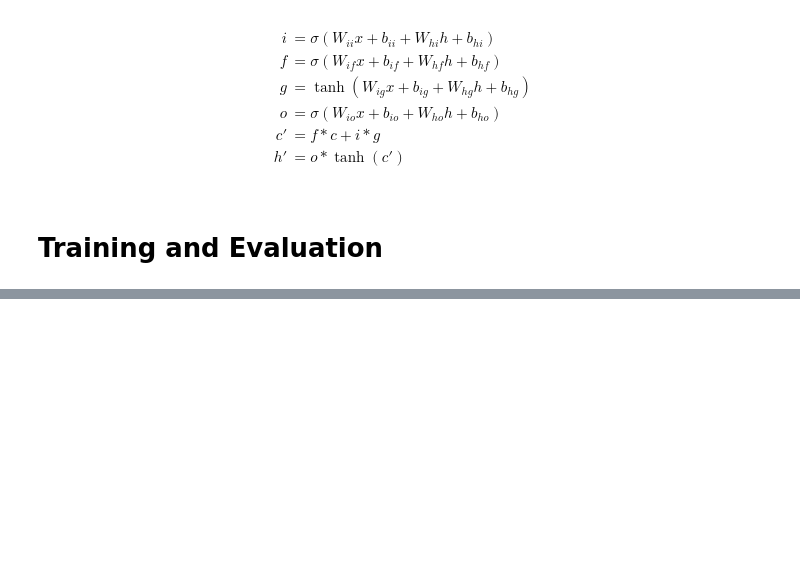
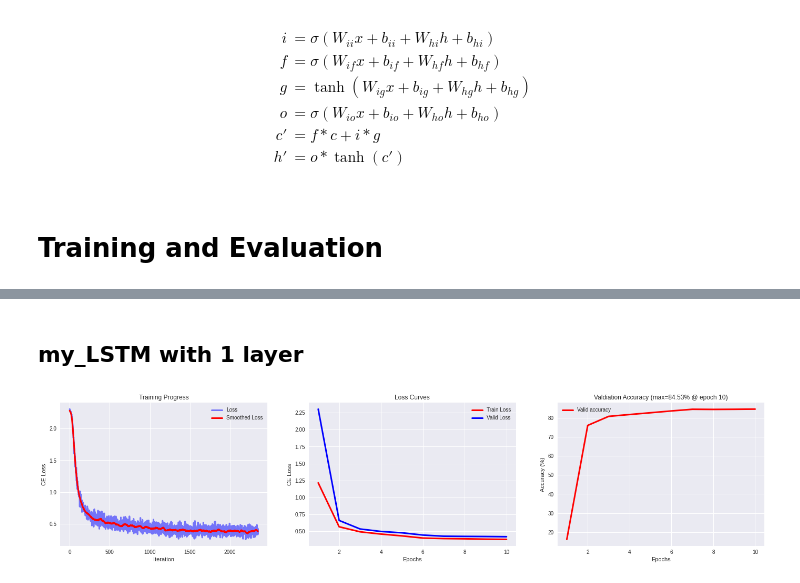
Before and after one commit to bsen/Lab-Vision-Systems, a Jupyter notebook: assignment_05/exercise5.ipynb, the cells around one changed output, grey strips where cells are left out. Drawn from its saved outputs; the diff is of its cells as text; code cells hidden in the pictures; blank space fills up the shorter version.

```diff
--- a/assignment_05/exercise5.ipynb
+++ b/assignment_05/exercise5.ipynb
@@ -231,0 +348,6 @@ train_loss, val_loss, loss_iters, valid_acc = train_lstm(
+# %% [markdown]
+## my_LSTM with 1 layer
+# %%
+plot_stats_path('models/ownLSTM_1layer.pt')
+# %% [output]
+[figure, added]
```
Also changed, not shown: parts of 35 cells of this notebook, 3 other files.
